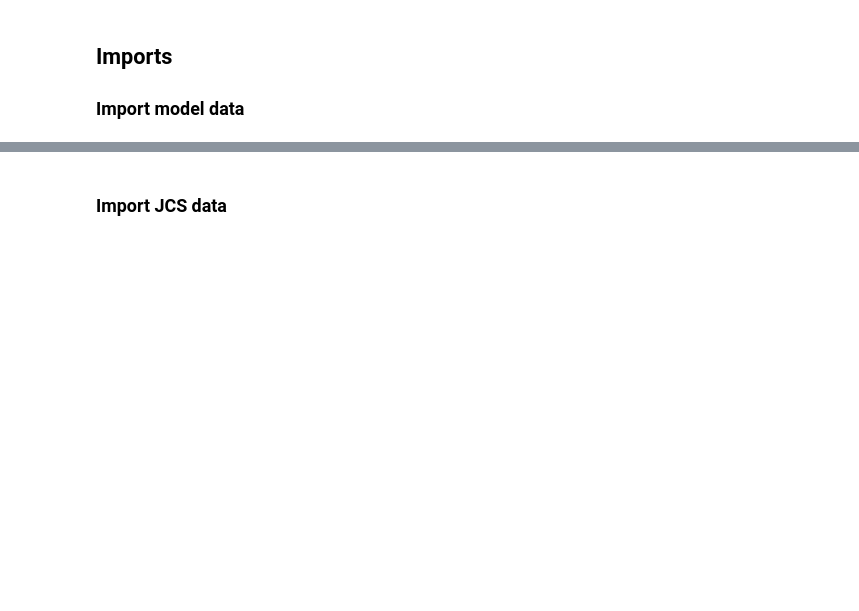
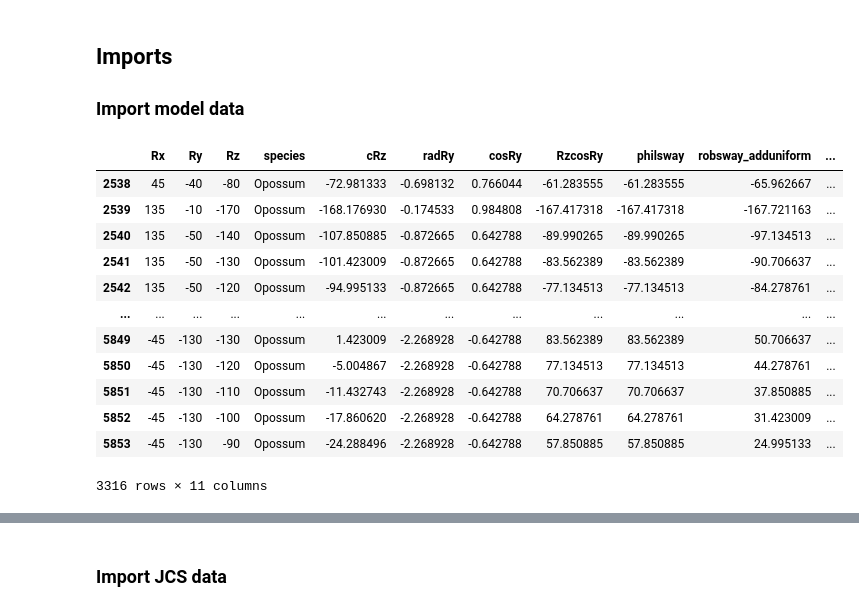
Before and after one commit to popscallion/DeepLabCut, a Jupyter notebook: deadROMM/ch3Analyses.ipynb, the cells around one changed output, grey strips where cells are left out. Cells and saved outputs as stored; diff of their text form; code cells hidden in the pictures; blank space fills up the shorter version.

```diff
--- a/deadROMM/ch3Analyses.ipynb
+++ b/deadROMM/ch3Analyses.ipynb
@@ -172 +262,17 @@ def addCosGrid(gridAx, xRange, yRange, zRange, interval, xLevels=1, alpha=0, **k
+# %%
+df_M.loc[df_M['species']=='Opossum']
+# %% [output]
+|  | Rx | Ry | Rz | species | cRz | radRy | cosRy | RzcosRy | philsway | robsway_adduniform | ... |
+| 2538 | 45 | -40 | -80 | Opossum | -72.981333 | -0.698132 | 0.766044 | -61.283555 | -61.283555 | -65.962667 | ... |
+| 2539 | 135 | -10 | -170 | Opossum | -168.176930 | -0.174533 | 0.984808 | -167.417318 | -167.417318 | -167.721163 | ... |
+| 2540 | 135 | -50 | -140 | Opossum | -107.850885 | -0.872665 | 0.642788 | -89.990265 | -89.990265 | -97.134513 | ... |
+| 2541 | 135 | -50 | -130 | Opossum | -101.423009 | -0.872665 | 0.642788 | -83.562389 | -83.562389 | -90.706637 | ... |
+| 2542 | 135 | -50 | -120 | Opossum | -94.995133 | -0.872665 | 0.642788 | -77.134513 | -77.134513 | -84.278761 | ... |
+| ... | ... | ... | ... | ... | ... | ... | ... | ... | ... | ... | ... |
+| 5849 | -45 | -130 | -130 | Opossum | 1.423009 | -2.268928 | -0.642788 | 83.562389 | 83.562389 | 50.706637 | ... |
+| 5850 | -45 | -130 | -120 | Opossum | -5.004867 | -2.268928 | -0.642788 | 77.134513 | 77.134513 | 44.278761 | ... |
+| 5851 | -45 | -130 | -110 | Opossum | -11.432743 | -2.268928 | -0.642788 | 70.706637 | 70.706637 | 37.850885 | ... |
+| 5852 | -45 | -130 | -100 | Opossum | -17.860620 | -2.268928 | -0.642788 | 64.278761 | 64.278761 | 31.423009 | ... |
+| 5853 | -45 | -130 | -90 | Opossum | -24.288496 | -2.268928 | -0.642788 | 57.850885 | 57.850885 | 24.995133 | ... |
+3316 rows × 11 columns
 # %%
```
Also changed, not shown: parts of 24 cells of this notebook, 2 other files.
